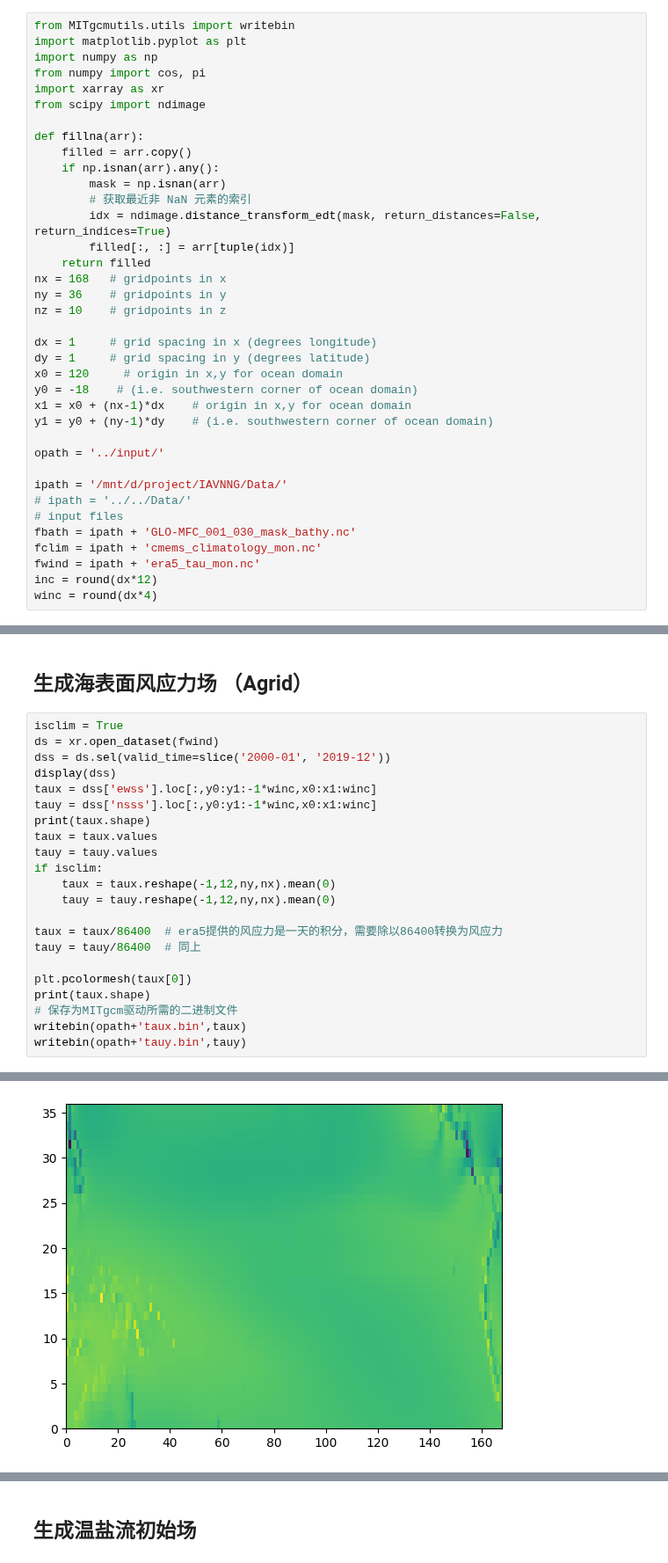
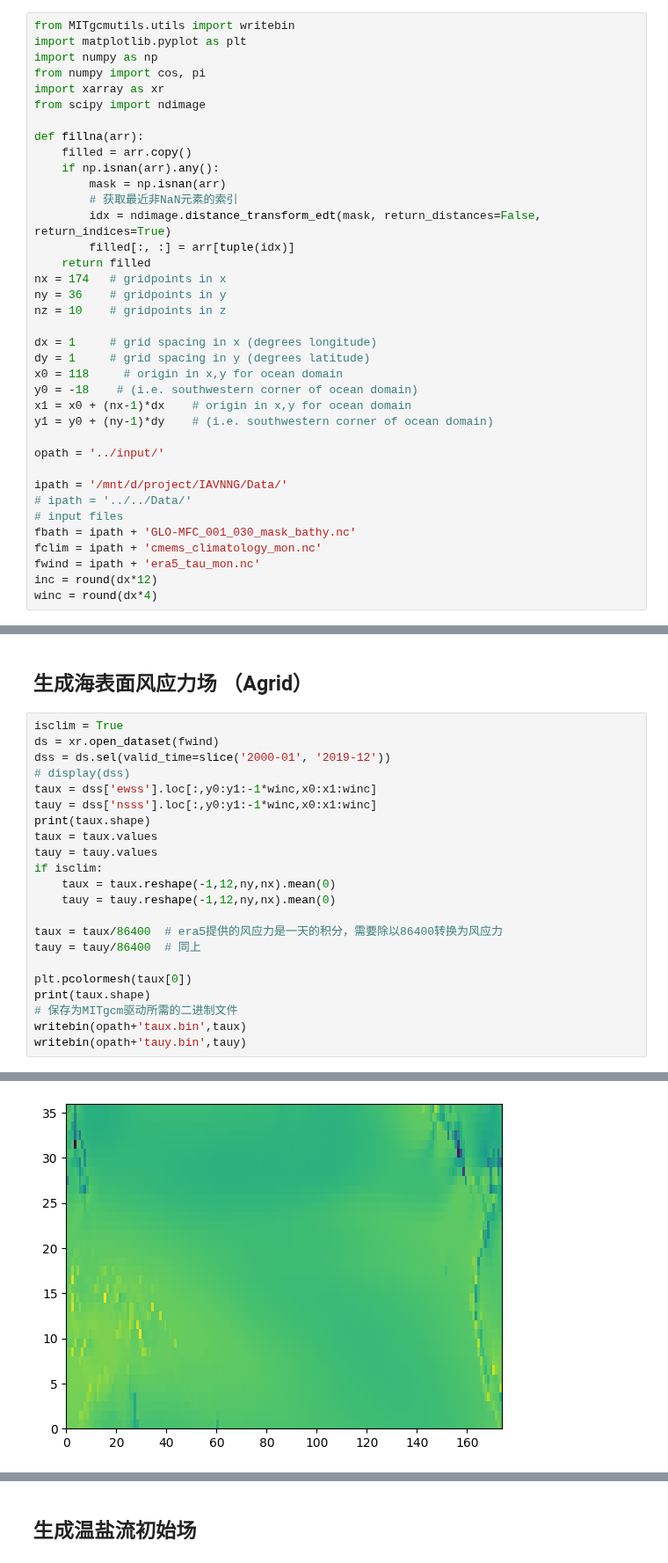
Before and after one commit to FattyZH/eqp-dlfv-mitgcm-era5, a Jupyter notebook: script/gendata_Hydrog.ipynb, the cells around one changed output, grey strips where cells are left out. Shown at 88% size. Cells and saved outputs as stored; diff of their text form.

```diff
--- a/script/gendata_Hydrog.ipynb
+++ b/script/gendata_Hydrog.ipynb
@@ -10,17 +10,17 @@ def fillna(arr):
     filled = arr.copy()
     if np.isnan(arr).any():
         mask = np.isnan(arr)
-        # 获取最近非 NaN 元素的索引
+        # 获取最近非NaN元素的索引
         idx = ndimage.distance_transform_edt(mask, return_distances=False, return_indices=True)
         filled[:, :] = arr[tuple(idx)]
     return filled
-nx = 168   # gridpoints in x
+nx = 174   # gridpoints in x
 ny = 36    # gridpoints in y
 nz = 10    # gridpoints in z
 
 dx = 1     # grid spacing in x (degrees longitude)
 dy = 1     # grid spacing in y (degrees latitude)
-x0 = 120     # origin in x,y for ocean domain
+x0 = 118     # origin in x,y for ocean domain
 y0 = -18    # (i.e. southwestern corner of ocean domain)
 x1 = x0 + (nx-1)*dx    # origin in x,y for ocean domain
 y1 = y0 + (ny-1)*dy    # (i.e. southwestern corner of ocean domain)
@@ -41,7 +169,7 @@ winc = round(dx*4)
 isclim = True
 ds = xr.open_dataset(fwind)
 dss = ds.sel(valid_time=slice('2000-01', '2019-12'))
-display(dss)
+# display(dss)
 taux = dss['ewss'].loc[:,y0:y1:-1*winc,x0:x1:winc]
 tauy = dss['nsss'].loc[:,y0:y1:-1*winc,x0:x1:winc]
 print(taux.shape)
@@ -83 +193 @@ Attributes:
-[figure, old version]
+[figure, new version]
```
Also changed, not shown: parts of 10 cells of this notebook, 3 other files.
